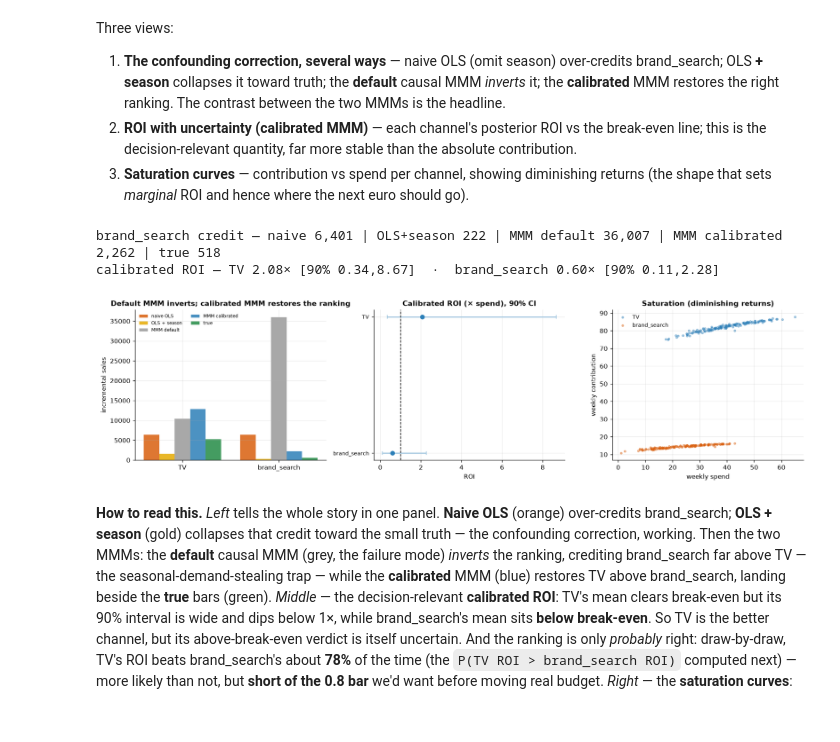
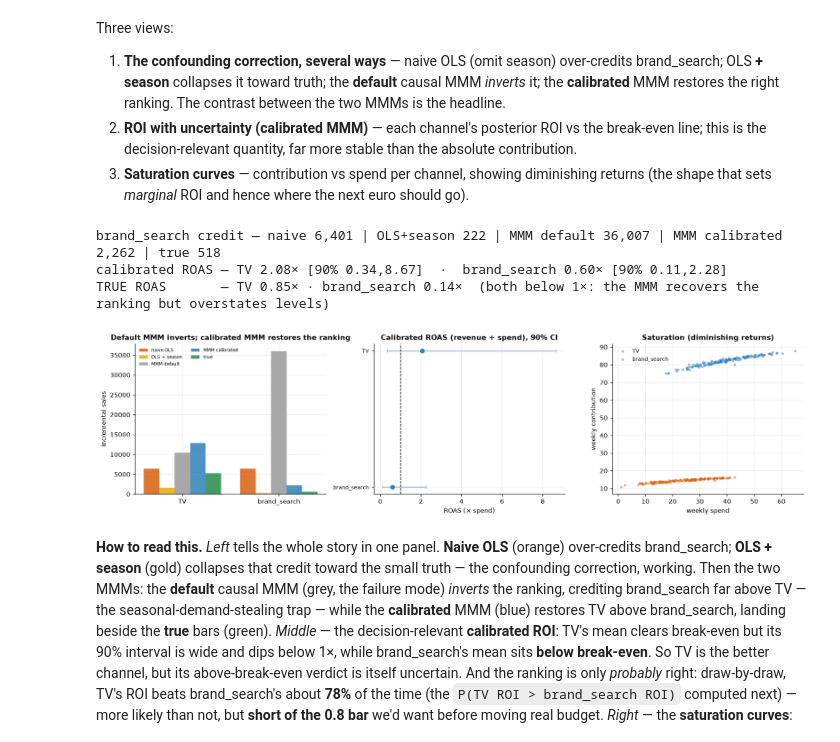
Before and after one commit to fmuia/sda_projects, a Jupyter notebook: causal-marketing-pymc/notebooks/06_incrementality_mmm.ipynb, the cells around one changed output. Drawn from its saved outputs; the diff is of its cells as text; code cells hidden in the pictures.

```diff
--- a/causal-marketing-pymc/notebooks/06_incrementality_mmm.ipynb
+++ b/causal-marketing-pymc/notebooks/06_incrementality_mmm.ipynb
@@ -199,38 +199,41 @@ def credit(cols):
     c = dict(zip(cols, b[1:])); return c["tv"]*df["tv"].sum(), c["brand_search"]*df["brand_search"].sum()
 naive_tv, naive_bs = credit(["tv","brand_search"])
 adj_tv, adj_bs = credit(["tv","brand_search","seasonality"])
 spend_tv, spend_bs = df["tv"].sum(), df["brand_search"].sum()
-roi_tv, roi_bs = tv_post/spend_tv, bs_post/spend_bs      # calibrated MMM drives the decision
+roi_tv, roi_bs = tv_post/spend_tv, bs_post/spend_bs      # ROAS = revenue ÷ spend (calibrated MMM drives the decision)
 
 fig, ax = plt.subplots(1, 3, figsize=(14.8, 4))
 # (1) confounding correction — five estimators, GREY = the failure-mode default MMM
 labels = ["TV","brand_search"]; x = np.arange(2); w = 0.16
 series = [("naive OLS", [naive_tv,naive_bs], plots.ORANGE),
           ("OLS + season", [adj_tv,adj_bs], plots.GOLD),
           ("MMM default", [tv_def.mean(),bs_def.mean()], plots.GREY),
           ("MMM calibrated", [tv_post.mean(),bs_post.mean()], plots.BLUE),
           ("true", [true_tv,true_bs], plots.GREEN)]
 for i,(lab,vals,col) in enumerate(series):
     ax[0].bar(x + (i-2)*w, vals, w, color=col, alpha=0.85, label=lab)
 ax[0].set_xticks(x); ax[0].set_xticklabels(labels); ax[0].legend(frameon=False, fontsize=6.5, ncol=2)
 ax[0].set_ylabel("incremental sales"); ax[0].set_title("Default MMM inverts; calibrated MMM restores the ranking")
 # (2) ROI forest (calibrated MMM)
 plots.forest_plot(ax[1], ["TV","brand_search"], [roi_tv.mean(),roi_bs.mean()],
     [np.quantile(roi_tv,.05),np.quantile(roi_bs,.05)], [np.quantile(roi_tv,.95),np.quantile(roi_bs,.95)],
-    ref=1.0, title="Calibrated ROI (× spend), 90% CI", xlabel="ROI")
+    ref=1.0, title="Calibrated ROAS (revenue ÷ spend), 90% CI", xlabel="ROAS (× spend)")
 # (3) saturation: weekly contribution vs weekly spend (calibrated MMM)
 cw = mmm.compute_channel_contribution_original_scale().mean(dim=["chain","draw"])
 ax[2].scatter(df["tv"], cw.sel(channel="tv").values, s=8, alpha=0.4, color=plots.BLUE, label="TV")
 ax[2].scatter(df["brand_search"], cw.sel(channel="brand_search").values, s=8, alpha=0.4, color=plots.ORANGE, label="brand_search")
 ax[2].set_xlabel("weekly spend"); ax[2].set_ylabel("weekly contribution"); ax[2].set_title("Saturation (diminishing returns)"); ax[2].legend(frameon=False, fontsize=8)
 fig.tight_layout()
 print(f"brand_search credit — naive {naive_bs:,.0f} | OLS+season {adj_bs:,.0f} | MMM default {bs_def.mean():,.0f} | MMM calibrated {bs_post.mean():,.0f} | true {true_bs:,.0f}")
-print(f"calibrated ROI — TV {roi_tv.mean():.2f}× [90% {np.quantile(roi_tv,.05):.2f},{np.quantile(roi_tv,.95):.2f}]  ·  "
+print(f"calibrated ROAS — TV {roi_tv.mean():.2f}× [90% {np.quantile(roi_tv,.05):.2f},{np.quantile(roi_tv,.95):.2f}]  ·  "
       f"brand_search {roi_bs.mean():.2f}× [90% {np.quantile(roi_bs,.05):.2f},{np.quantile(roi_bs,.95):.2f}]")
+tr_tv, tr_bs = true_tv/spend_tv, true_bs/spend_bs
+print(f"TRUE ROAS       — TV {tr_tv:.2f}× · brand_search {tr_bs:.2f}×  (both below 1×: the MMM recovers the ranking but overstates levels)")
 # %% [output]
 brand_search credit — naive 6,401 | OLS+season 222 | MMM default 36,007 | MMM calibrated 2,262 | true 518
-calibrated ROI — TV 2.08× [90% 0.34,8.67]  ·  brand_search 0.60× [90% 0.11,2.28]
+calibrated ROAS — TV 2.08× [90% 0.34,8.67]  ·  brand_search 0.60× [90% 0.11,2.28]
+TRUE ROAS       — TV 0.85× · brand_search 0.14×  (both below 1×: the MMM recovers the ranking but overstates levels)
-[figure, old version]
+[figure, new version]
 # %% [markdown]
 **How to read this.** *Left* tells the whole story in one panel. **Naive OLS** (orange) over-credits
 brand_search; **OLS + season** (gold) collapses that credit toward the small truth — the confounding
```
Also changed, not shown: parts of 4 cells of this notebook, 2 other files.
